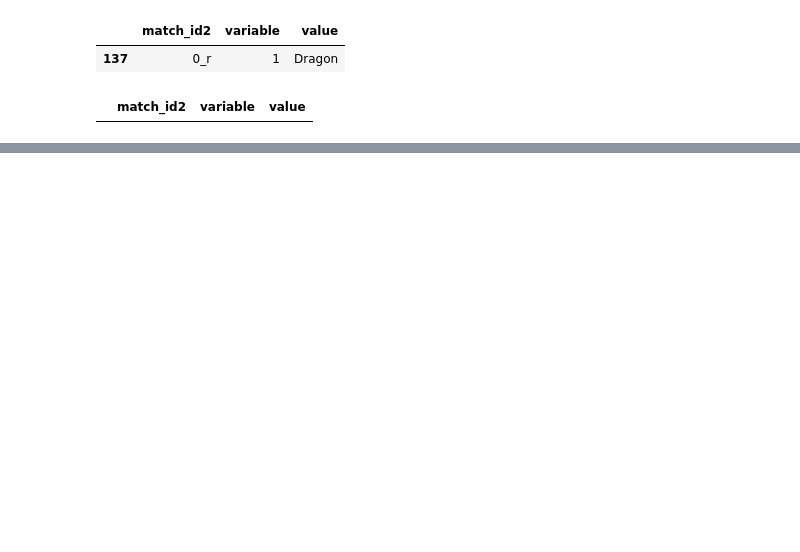
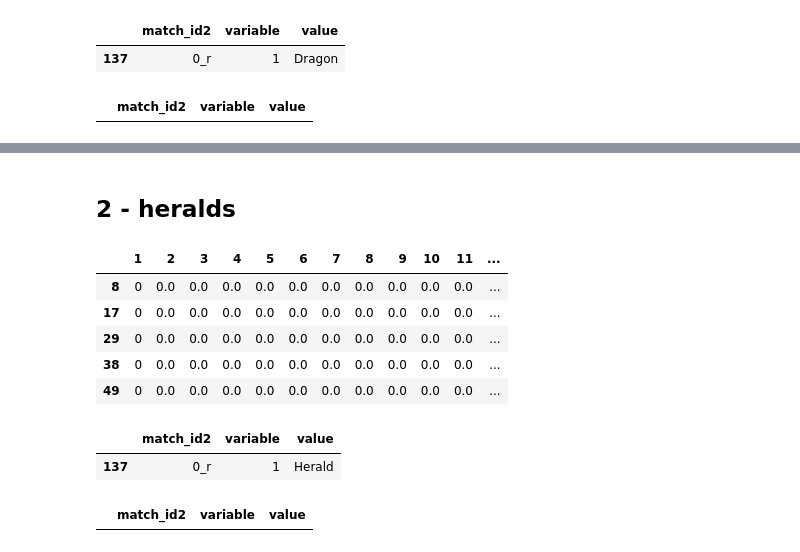
Before and after one commit to MPhillips55/Capstone_Project_2_League_of_Legends, a Jupyter notebook: Machine_Learning/Feature Generation .ipynb, the cells around one changed output, grey strips where cells are left out. Cells and saved outputs as stored; diff of their text form; code cells hidden in the pictures; blank space fills up the shorter version.

```diff
--- a/Machine_Learning/Feature Generation .ipynb
+++ b/Machine_Learning/Feature Generation .ipynb
@@ -859,0 +795,11 @@ ddfbm.head()
+# %% [markdown]
+## 2 - heralds
+# %%
+hdfr.head()
+# %% [output]
+|  | 1 | 2 | 3 | 4 | 5 | 6 | 7 | 8 | 9 | 10 | 11 | ... |
+| 8 | 0 | 0.0 | 0.0 | 0.0 | 0.0 | 0.0 | 0.0 | 0.0 | 0.0 | 0.0 | 0.0 | ... |
+| 17 | 0 | 0.0 | 0.0 | 0.0 | 0.0 | 0.0 | 0.0 | 0.0 | 0.0 | 0.0 | 0.0 | ... |
+| 29 | 0 | 0.0 | 0.0 | 0.0 | 0.0 | 0.0 | 0.0 | 0.0 | 0.0 | 0.0 | 0.0 | ... |
+| 38 | 0 | 0.0 | 0.0 | 0.0 | 0.0 | 0.0 | 0.0 | 0.0 | 0.0 | 0.0 | 0.0 | ... |
+| 49 | 0 | 0.0 | 0.0 | 0.0 | 0.0 | 0.0 | 0.0 | 0.0 | 0.0 | 0.0 | 0.0 | ... |
@@ -859,0 +809,10 @@ ddfbm.head()
+# %%
+hdfr1.loc[(hdfr1['value'] == 'Herald'),]
+# %% [output]
+|  | match_id2 | variable | value |
+| 137 | 0_r | 1 | Herald |
+# %%
+hdfr1.drop(137,inplace=True)
+hdfr1.loc[(hdfr1['value'] == 'Herald'),]
+# %% [output]
+|  | match_id2 | variable | value |
```
Also changed, not shown: parts of 65 cells of this notebook.
